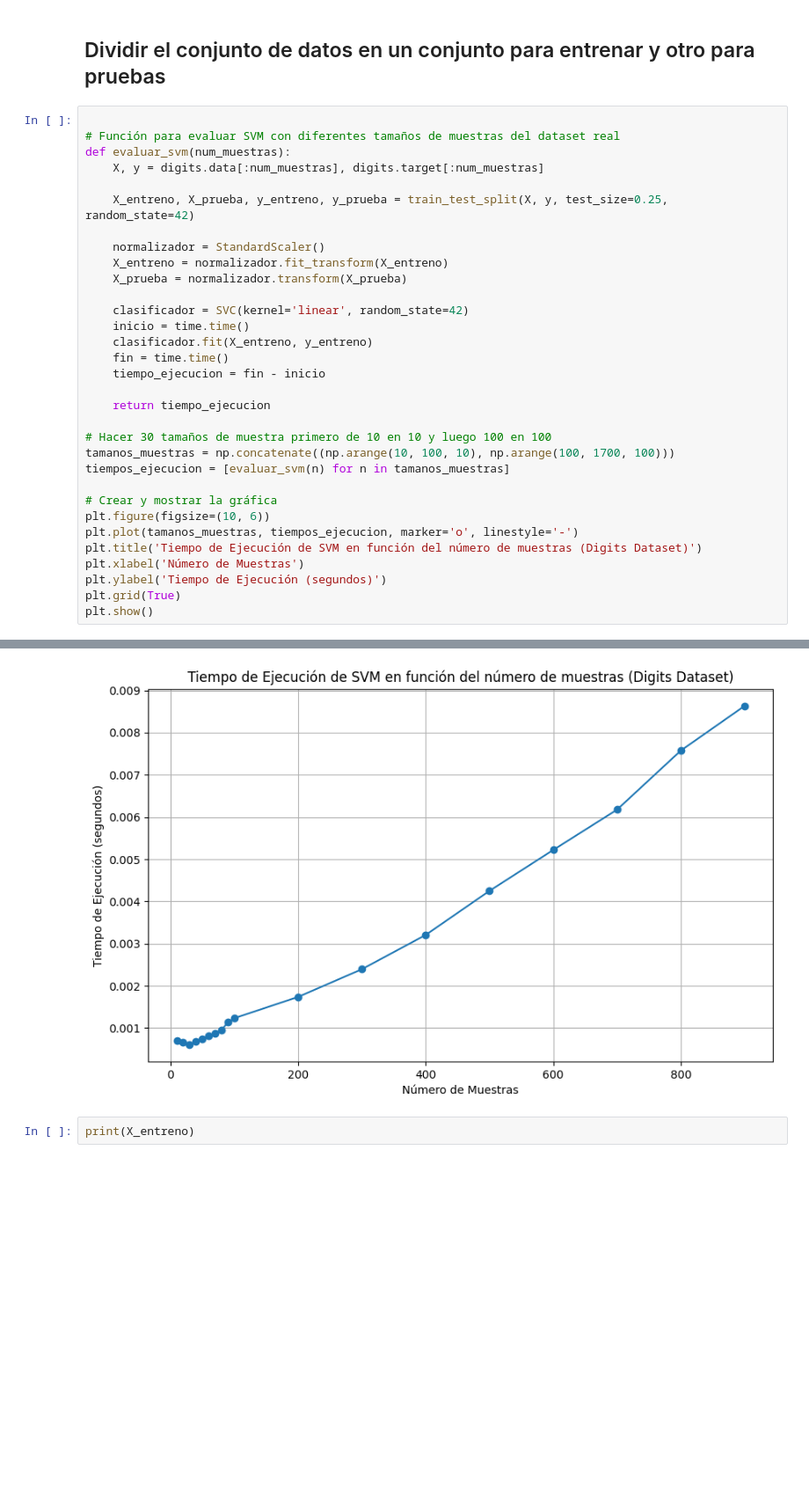
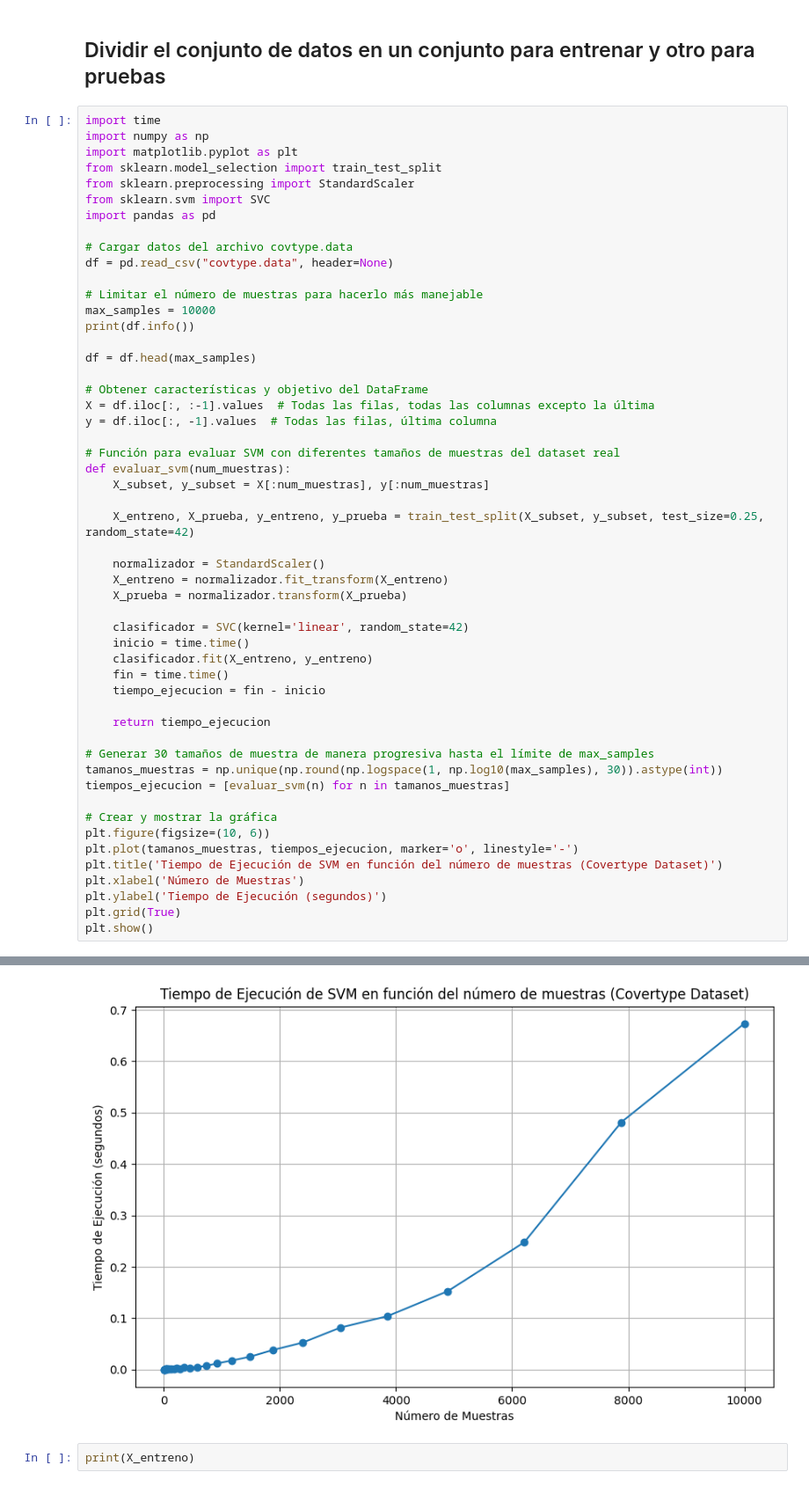
Before and after one commit to Kojimena/P2-ADA, a Jupyter notebook: 01-SVM.ipynb, the cells around one changed output, grey strips where cells are left out. Shown at 88% size. Cells and saved outputs as stored; diff of their text form; blank space fills up the shorter version.

Commit message:
new dataset

```diff
--- a/01-SVM.ipynb
+++ b/01-SVM.ipynb
@@ -41,12 +75,32 @@ digits.data.shape, digits.target.shape
 # %% [markdown]
 ## Dividir el conjunto de datos en un conjunto para entrenar y otro para pruebas
 # %%
+import time
+import numpy as np
+import matplotlib.pyplot as plt
+from sklearn.model_selection import train_test_split
+from sklearn.preprocessing import StandardScaler
+from sklearn.svm import SVC
+import pandas as pd
+
+# Cargar datos del archivo covtype.data
+df = pd.read_csv("covtype.data", header=None)
+
+# Limitar el número de muestras para hacerlo más manejable
+max_samples = 10000
+print(df.info())
+
+df = df.head(max_samples)
+
+# Obtener características y objetivo del DataFrame
+X = df.iloc[:, :-1].values  # Todas las filas, todas las columnas excepto la última
+y = df.iloc[:, -1].values  # Todas las filas, última columna
 
 # Función para evaluar SVM con diferentes tamaños de muestras del dataset real
 def evaluar_svm(num_muestras):
-    X, y = digits.data[:num_muestras], digits.target[:num_muestras]
+    X_subset, y_subset = X[:num_muestras], y[:num_muestras]
 
-    X_entreno, X_prueba, y_entreno, y_prueba = train_test_split(X, y, test_size=0.25, random_state=42)
+    X_entreno, X_prueba, y_entreno, y_prueba = train_test_split(X_subset, y_subset, test_size=0.25, random_state=42)
 
     normalizador = StandardScaler()
     X_entreno = normalizador.fit_transform(X_entreno)
@@ -60,14 +114,14 @@ def evaluar_svm(num_muestras):
 
     return tiempo_ejecucion
 
-# Hacer 30 tamaños de muestra primero de 10 en 10 y luego 100 en 100
-tamanos_muestras = np.concatenate((np.arange(10, 100, 10), np.arange(100, 1700, 100)))
+# Generar 30 tamaños de muestra de manera progresiva hasta el límite de max_samples
+tamanos_muestras = np.unique(np.round(np.logspace(1, np.log10(max_samples), 30)).astype(int))
 tiempos_ejecucion = [evaluar_svm(n) for n in tamanos_muestras]
 
 # Crear y mostrar la gráfica
 plt.figure(figsize=(10, 6))
 plt.plot(tamanos_muestras, tiempos_ejecucion, marker='o', linestyle='-')
-plt.title('Tiempo de Ejecución de SVM en función del número de muestras (Digits Dataset)')
+plt.title('Tiempo de Ejecución de SVM en función del número de muestras (Covertype Dataset)')
 plt.xlabel('Número de Muestras')
 plt.ylabel('Tiempo de Ejecución (segundos)')
 plt.grid(True)
@@ -76,4 +147,4 @@ plt.show()
-[figure, old version]
+[figure, new version]
 # %%
 print(X_entreno)
 # %% [output]
```
Also changed, not shown: parts of 3 cells of this notebook, 3 other files.
